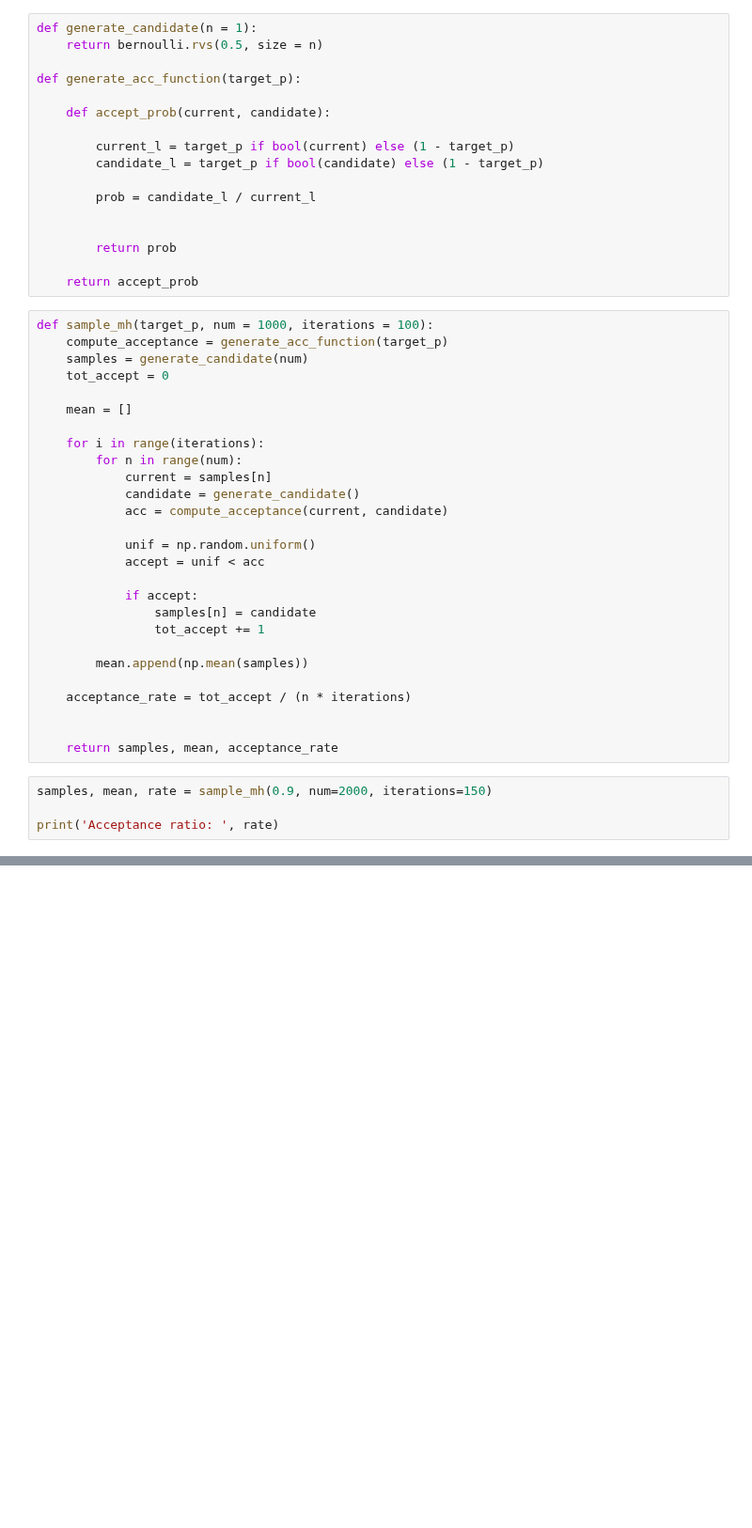
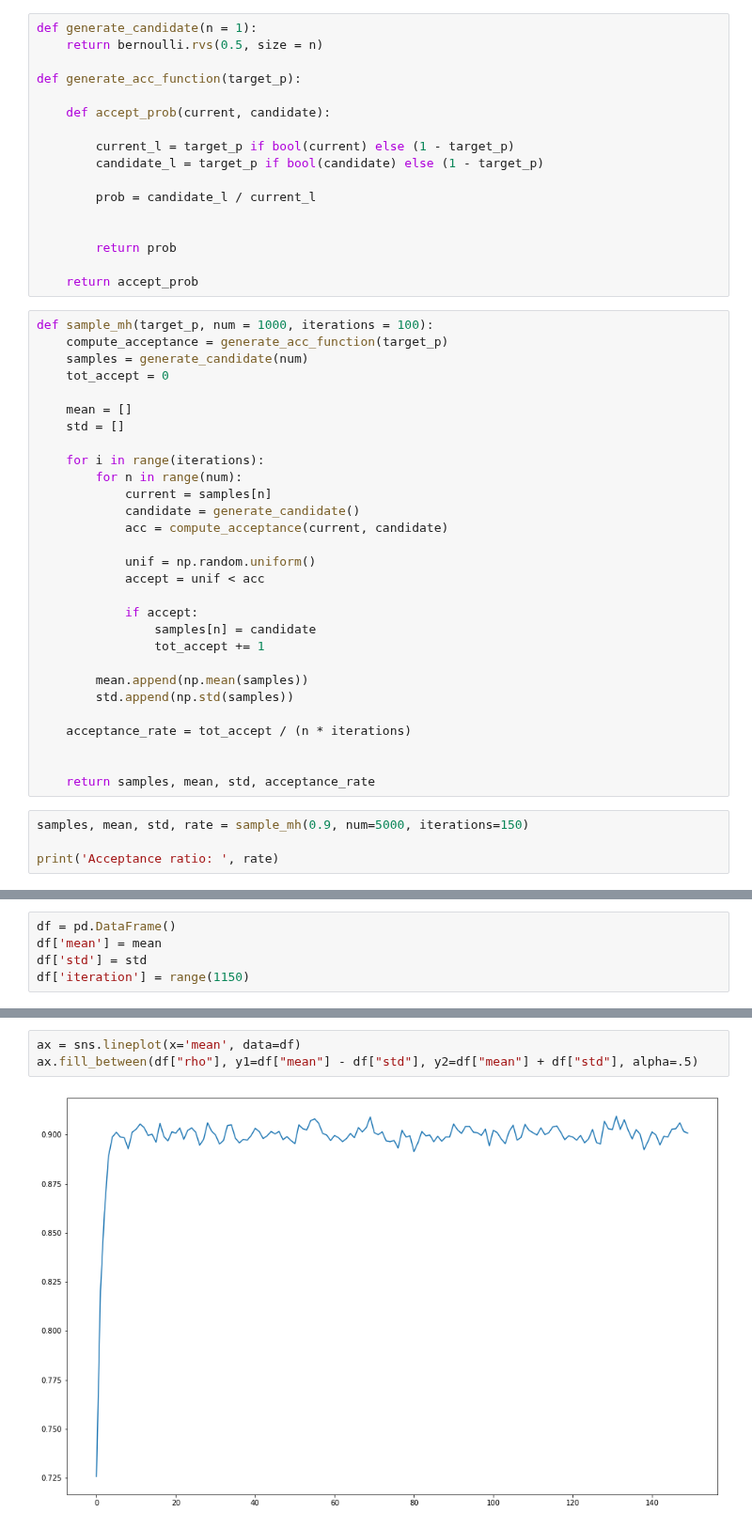
Before and after one commit to NoFishLikeIan/tinbergen, a Jupyter notebook: homework/adv_econ_notebooks/Bayesian Coin toss.ipynb, the cells around one changed output, grey strips where cells are left out. Shown at 94% size. Drawn from its saved outputs; the diff is of its cells as text; blank space fills up the shorter version.

```diff
--- a/homework/adv_econ_notebooks/Bayesian Coin toss.ipynb
+++ b/homework/adv_econ_notebooks/Bayesian Coin toss.ipynb
@@ -30,6 +32,7 @@ def sample_mh(target_p, num = 1000, iterations = 100):
     tot_accept = 0
 
     mean = []
+    std = []
 
     for i in range(iterations):
         for n in range(num):
@@ -45,13 +48,14 @@ def sample_mh(target_p, num = 1000, iterations = 100):
                 tot_accept += 1
 
         mean.append(np.mean(samples))
+        std.append(np.std(samples))
 
     acceptance_rate = tot_accept / (n * iterations)
 
 
-    return samples, mean, acceptance_rate
+    return samples, mean, std, acceptance_rate
 # %%
-samples, mean, rate = sample_mh(0.9, num=2000, iterations=150)
+samples, mean, std, rate = sample_mh(0.9, num=5000, iterations=150)
 
 print('Acceptance ratio: ', rate)
 # %% [output]
@@ -64,0 +63,5 @@ plt.show()
+# %%
+df = pd.DataFrame()
+df['mean'] = mean
+df['std'] = std
+df['iteration'] = range(1150)
@@ -64,0 +89,5 @@ plt.show()
+# %%
+ax = sns.lineplot(x='mean', data=df)
+ax.fill_between(df["rho"], y1=df["mean"] - df["std"], y2=df["mean"] + df["std"], alpha=.5)
+# %% [output]
+[figure, added]
```
Also changed, not shown: parts of 4 cells of this notebook.
